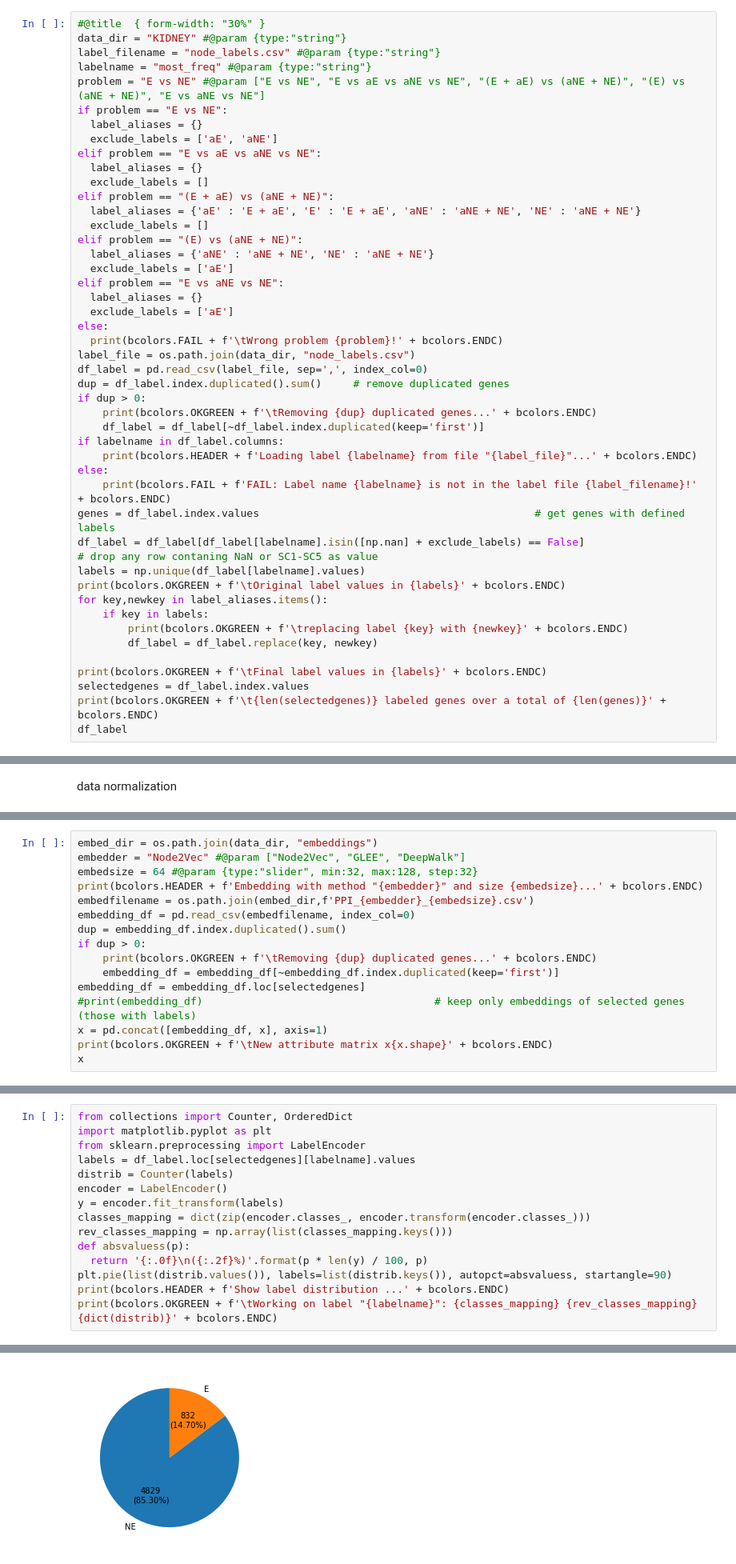
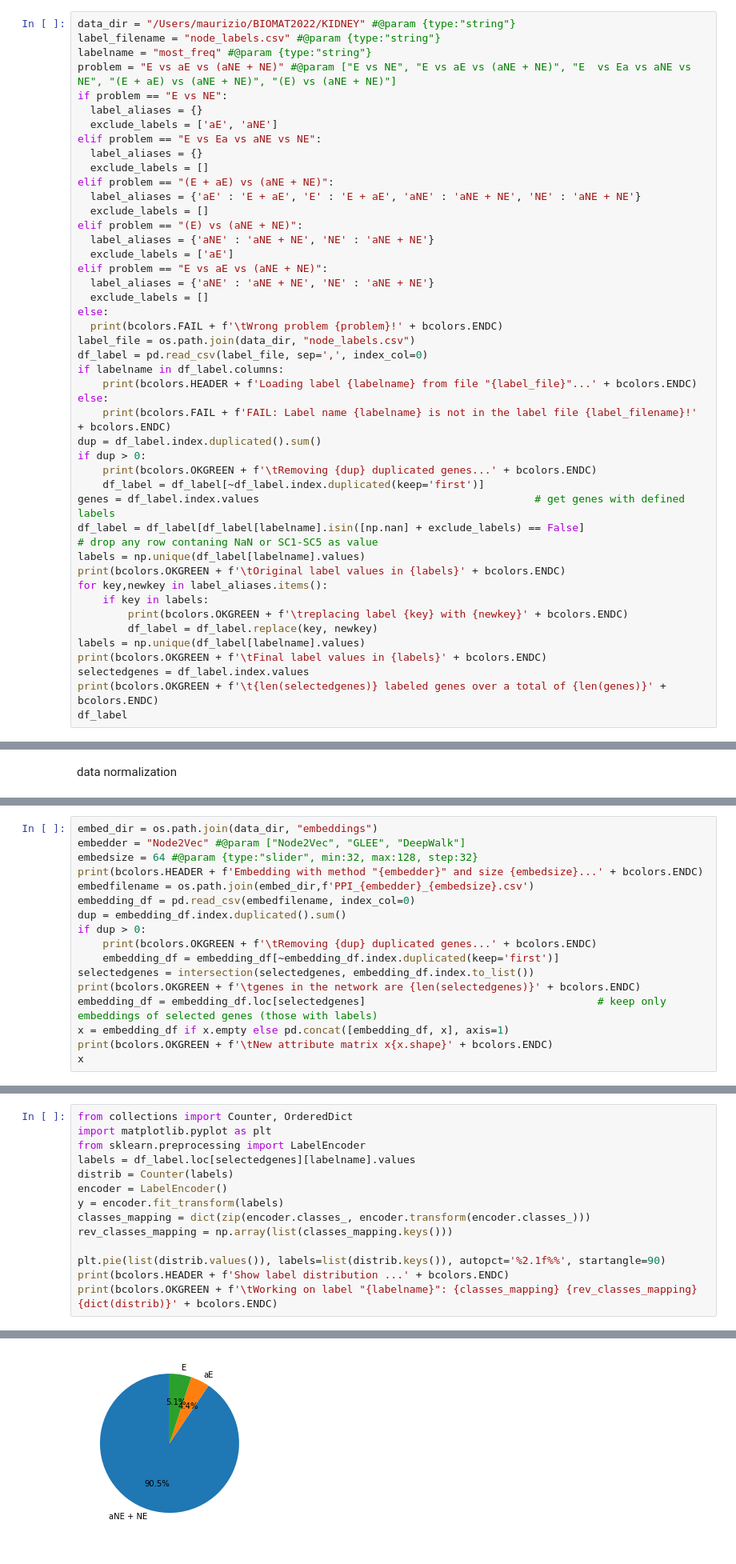
Before and after one commit to giordamaug/BIOMAT2022, a Jupyter notebook: notebooks/BIOMAT2022_workbench_allproblems.ipynb, the cells around one changed output, grey strips where cells are left out. Shown at 80% size. Saved outputs shown, nothing was run; the diff lists cells and outputs as text.

```diff
--- a/notebooks/BIOMAT2022_workbench_allproblems.ipynb
+++ b/notebooks/BIOMAT2022_workbench_allproblems.ipynb
@@ -65,15 +65,14 @@ classifiers_args = {
 Gene labels are loaded before gene attributes loading.
 The final list of genes `selectedgenes` is the intersection of the subset of genes with attributes and the subset of labelled genes.
 # %%
-#@title  { form-width: "30%" }
-data_dir = "KIDNEY" #@param {type:"string"}
+data_dir = "/Users/maurizio/BIOMAT2022/KIDNEY" #@param {type:"string"}
 label_filename = "node_labels.csv" #@param {type:"string"}
 labelname = "most_freq" #@param {type:"string"}
-problem = "E vs NE" #@param ["E vs NE", "E vs aE vs aNE vs NE", "(E + aE) vs (aNE + NE)", "(E) vs (aNE + NE)", "E vs aNE vs NE"]
+problem = "E vs aE vs (aNE + NE)" #@param ["E vs NE", "E vs aE vs (aNE + NE)", "E  vs Ea vs aNE vs NE", "(E + aE) vs (aNE + NE)", "(E) vs (aNE + NE)"]
 if problem == "E vs NE":
   label_aliases = {}
   exclude_labels = ['aE', 'aNE']
-elif problem == "E vs aE vs aNE vs NE":
+elif problem == "E vs Ea vs aNE vs NE":
   label_aliases = {}
   exclude_labels = []
 elif problem == "(E + aE) vs (aNE + NE)":
@@ -82,21 +81,21 @@ elif problem == "(E + aE) vs (aNE + NE)":
 elif problem == "(E) vs (aNE + NE)":
   label_aliases = {'aNE' : 'aNE + NE', 'NE' : 'aNE + NE'}
   exclude_labels = ['aE']
-elif problem == "E vs aNE vs NE":
-  label_aliases = {}
-  exclude_labels = ['aE']
+elif problem == "E vs aE vs (aNE + NE)":
+  label_aliases = {'aNE' : 'aNE + NE', 'NE' : 'aNE + NE'}
+  exclude_labels = []
 else:
   print(bcolors.FAIL + f'\tWrong problem {problem}!' + bcolors.ENDC)
 label_file = os.path.join(data_dir, "node_labels.csv")
 df_label = pd.read_csv(label_file, sep=',', index_col=0)
-dup = df_label.index.duplicated().sum()     # remove duplicated genes
-if dup > 0:
-    print(bcolors.OKGREEN + f'\tRemoving {dup} duplicated genes...' + bcolors.ENDC)
-    df_label = df_label[~df_label.index.duplicated(keep='first')]
 if labelname in df_label.columns:
     print(bcolors.HEADER + f'Loading label {labelname} from file "{label_file}"...' + bcolors.ENDC)
 else:
     print(bcolors.FAIL + f'FAIL: Label name {labelname} is not in the label file {label_filename}!' + bcolors.ENDC)
+dup = df_label.index.duplicated().sum()
+if dup > 0:
+    print(bcolors.OKGREEN + f'\tRemoving {dup} duplicated genes...' + bcolors.ENDC)
+    df_label = df_label[~df_label.index.duplicated(keep='first')]
 genes = df_label.index.values                                            # get genes with defined labels
 df_label = df_label[df_label[labelname].isin([np.nan] + exclude_labels) == False]                      # drop any row contaning NaN or SC1-SC5 as value
 labels = np.unique(df_label[labelname].values)
@@ -105,7 +104,7 @@ for key,newkey in label_aliases.items():
     if key in labels:
         print(bcolors.OKGREEN + f'\treplacing label {key} with {newkey}' + bcolors.ENDC)
         df_label = df_label.replace(key, newkey)
-
+labels = np.unique(df_label[labelname].values)
 print(bcolors.OKGREEN + f'\tFinal label values in {labels}' + bcolors.ENDC)
 selectedgenes = df_label.index.values
 print(bcolors.OKGREEN + f'\t{len(selectedgenes)} labeled genes over a total of {len(genes)}' + bcolors.ENDC)
@@ -205,9 +206,10 @@ dup = embedding_df.index.duplicated().sum()
 if dup > 0:
     print(bcolors.OKGREEN + f'\tRemoving {dup} duplicated genes...' + bcolors.ENDC)
     embedding_df = embedding_df[~embedding_df.index.duplicated(keep='first')]
-embedding_df = embedding_df.loc[selectedgenes]
-#print(embedding_df)                                     # keep only embeddings of selected genes (those with labels)
-x = pd.concat([embedding_df, x], axis=1)
+selectedgenes = intersection(selectedgenes, embedding_df.index.to_list())
+print(bcolors.OKGREEN + f'\tgenes in the network are {len(selectedgenes)}' + bcolors.ENDC)
+embedding_df = embedding_df.loc[selectedgenes]                                     # keep only embeddings of selected genes (those with labels)
+x = embedding_df if x.empty else pd.concat([embedding_df, x], axis=1)
 print(bcolors.OKGREEN + f'\tNew attribute matrix x{x.shape}' + bcolors.ENDC)
 x
 # %% [output]
@@ -239,9 +244,8 @@ encoder = LabelEncoder()
 y = encoder.fit_transform(labels)
 classes_mapping = dict(zip(encoder.classes_, encoder.transform(encoder.classes_)))
 rev_classes_mapping = np.array(list(classes_mapping.keys()))
-def absvaluess(p):
-  return '{:.0f}\n({:.2f}%)'.format(p * len(y) / 100, p)
-plt.pie(list(distrib.values()), labels=list(distrib.keys()), autopct=absvaluess, startangle=90)
+
+plt.pie(list(distrib.values()), labels=list(distrib.keys()), autopct='%2.1f%%', startangle=90)
 print(bcolors.HEADER + f'Show label distribution ...' + bcolors.ENDC)
 print(bcolors.OKGREEN + f'\tWorking on label "{labelname}": {classes_mapping} {rev_classes_mapping} {dict(distrib)}' + bcolors.ENDC)
 # %% [output]
@@ -250,4 +254,4 @@ Show label distribution ...
-[figure, old version]
+[figure, new version]
 # %% [markdown]
 # Classification
 # %%
```
Also changed, not shown: parts of 8 cells of this notebook.
